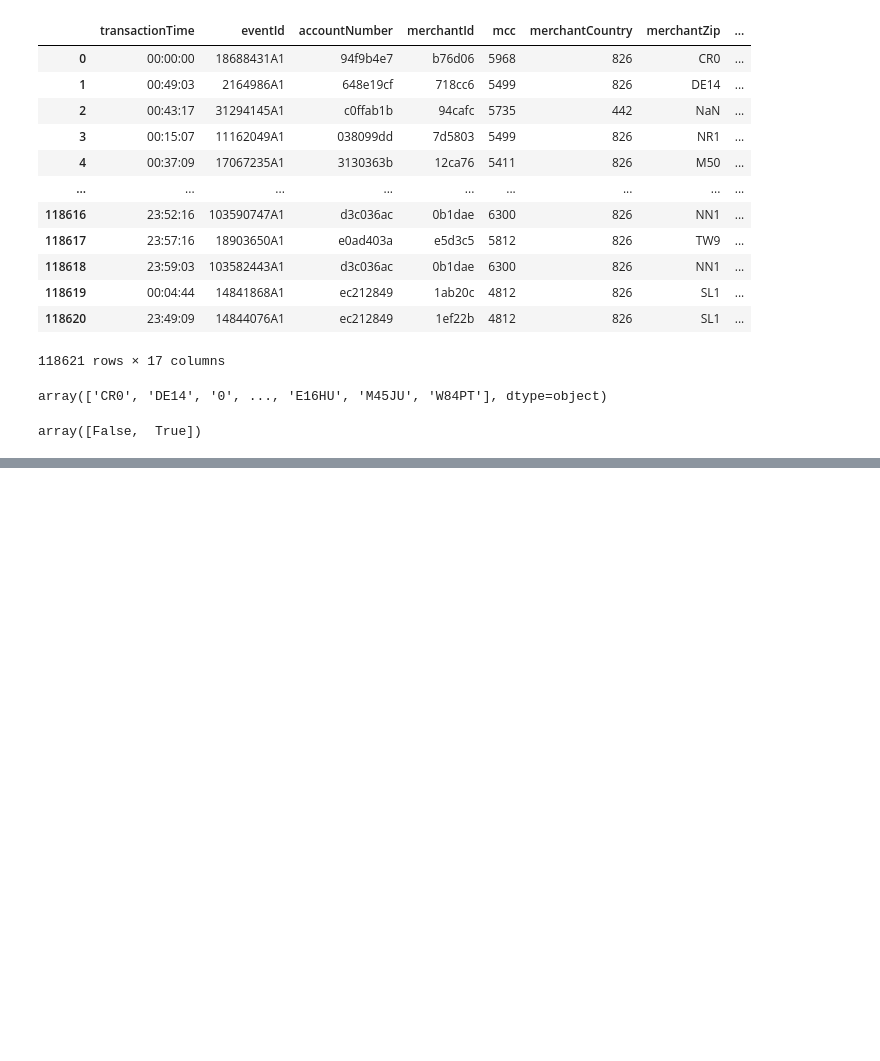
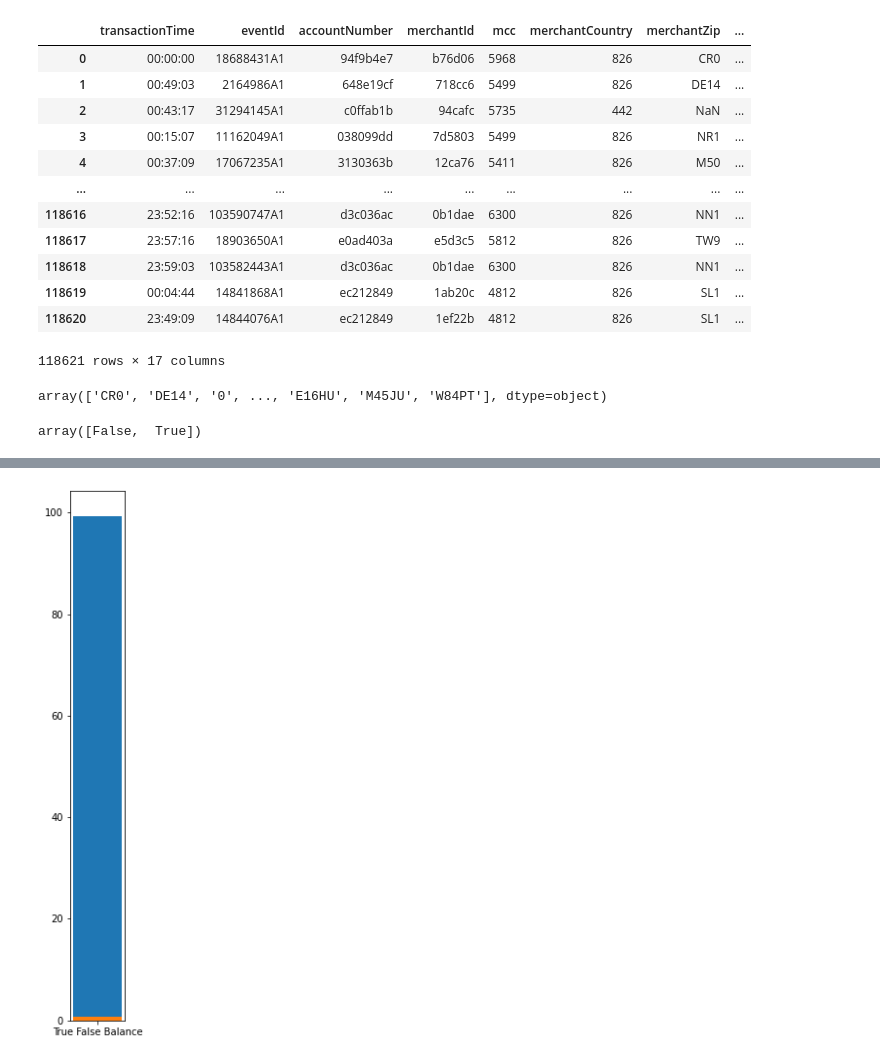
Before and after one commit to denis-james/Credit-C-Fraud, a Jupyter notebook: The Model.ipynb, the cells around one changed output, grey strips where cells are left out. Saved outputs shown, nothing was run; the diff lists cells and outputs as text; code cells hidden in the pictures; blank space fills up the shorter version.

```diff
--- a/The Model.ipynb
+++ b/The Model.ipynb
@@ -234,0 +261,9 @@ print(random_model.score(TheTestData[TrainingIndex],TheTestData.fraudLabel))
+# %%
+(Trues,Falses)=(sum(Transaction_Info.fraudLabel==True)*100/len(Transaction_Info),sum(Transaction_Info.fraudLabel==False)*100/len(Transaction_Info))
+plt.figure(figsize=(1,10))
+plt.bar("True False Balance",Falses)
+plt.bar("True False Balance",Trues)
+plt.show()
+# Trues+Falses
+# %% [output]
+[figure, added]
```
Also changed, not shown: parts of 10 cells of this notebook.
